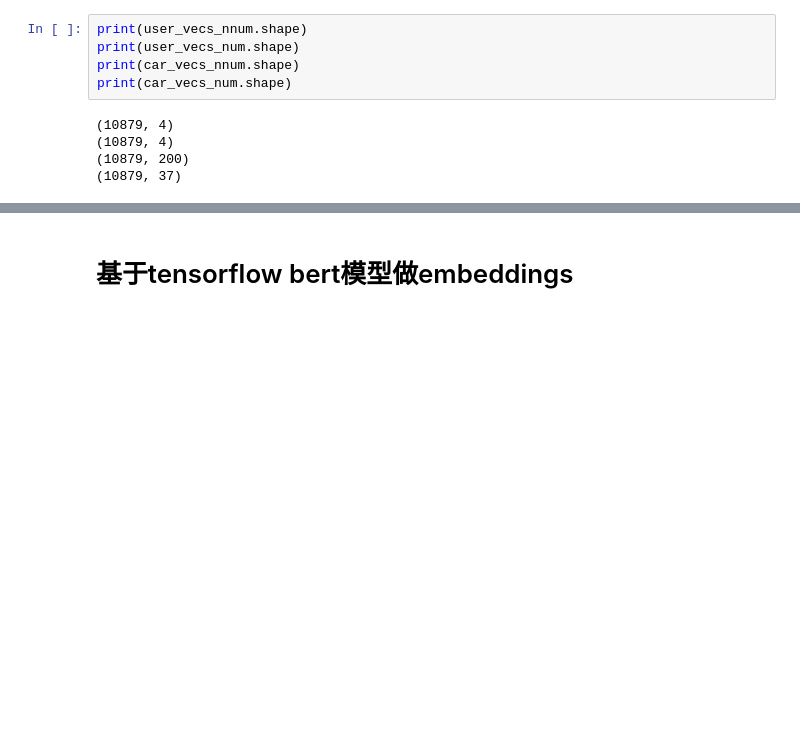
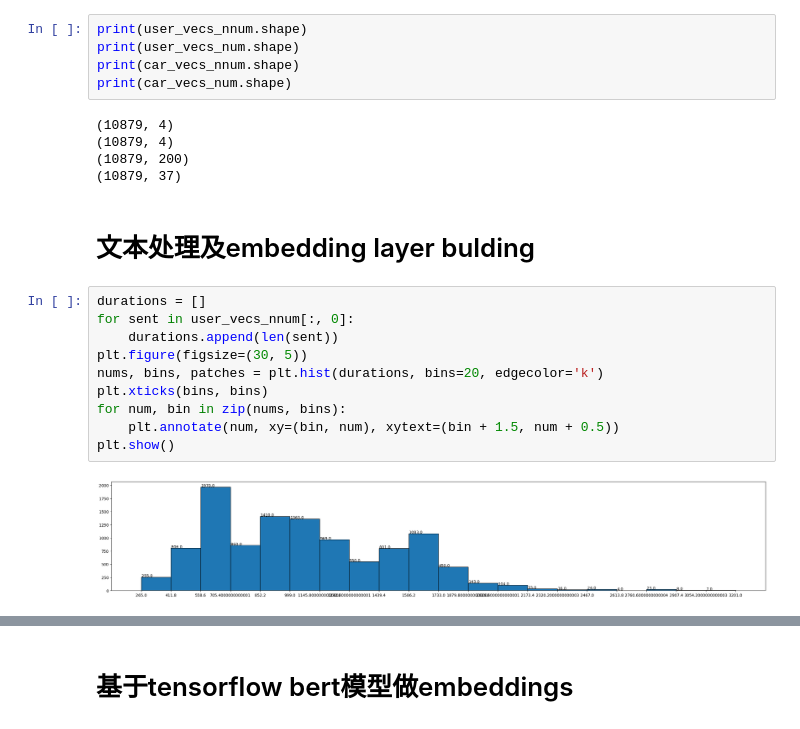
Before and after one commit to JasonDepblu/potential-spork, a Jupyter notebook: new_model.ipynb, the cells around one changed output, grey strips where cells are left out. Cells and saved outputs as stored; diff of their text form; blank space fills up the shorter version.

```diff
--- a/new_model.ipynb
+++ b/new_model.ipynb
@@ -404,3 +404,17 @@ print(car_vecs_num.shape)
 (10879, 4)
 (10879, 200)
 (10879, 37)
+# %% [markdown]
+# 文本处理及embedding layer bulding
+# %%
+durations = []
+for sent in user_vecs_nnum[:, 0]:
+    durations.append(len(sent))
+plt.figure(figsize=(30, 5))
+nums, bins, patches = plt.hist(durations, bins=20, edgecolor='k')
+plt.xticks(bins, bins)
+for num, bin in zip(nums, bins):
+    plt.annotate(num, xy=(bin, num), xytext=(bin + 1.5, num + 0.5))
+plt.show()
+# %% [output]
+[figure, added]
```
Also changed, not shown: parts of 57 cells of this notebook.
